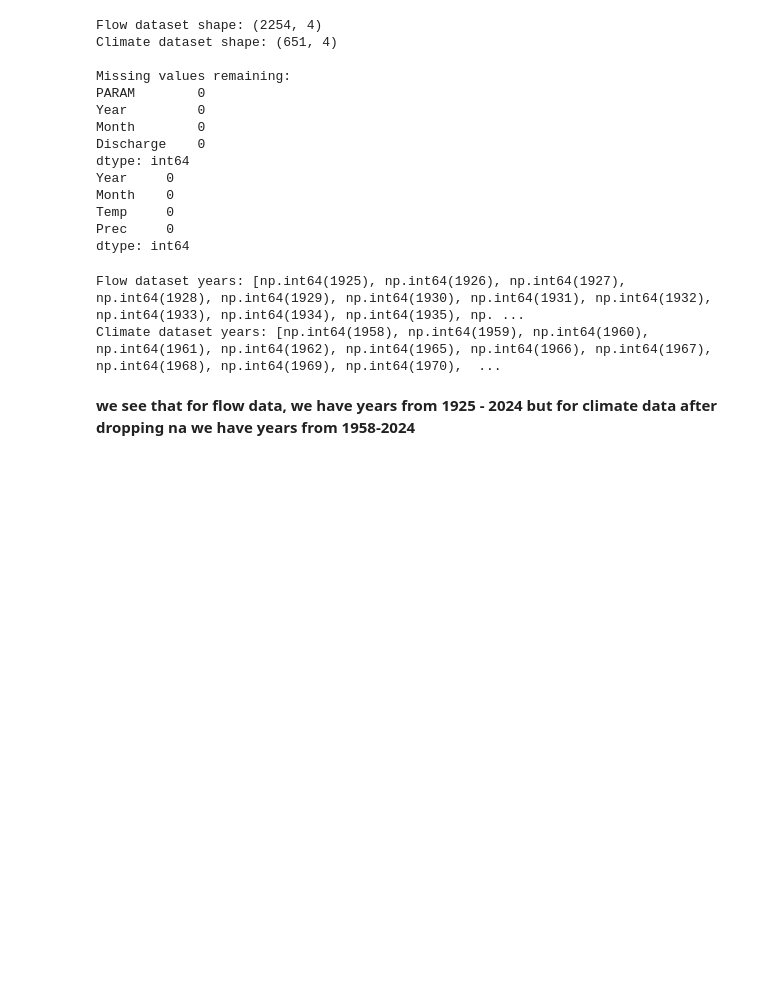
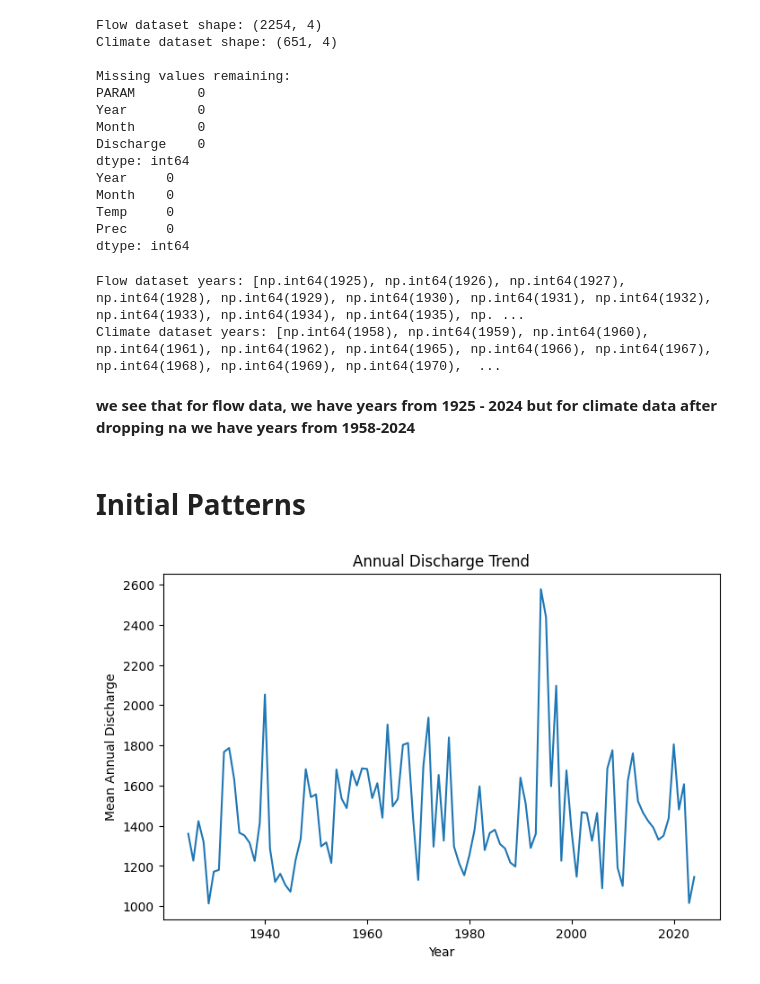
Before and after one commit to samreen1410/project_precipitation, a Jupyter notebook: Preliminary.ipynb, the cells around one changed output. Drawn from its saved outputs; the diff is of its cells as text; code cells hidden in the pictures; blank space fills up the shorter version.

Commit message:
some graphs

```diff
--- a/Preliminary.ipynb
+++ b/Preliminary.ipynb
@@ -340,3 +340,5 @@ Flow dataset years: [np.int64(1925), np.int64(1926), np.int64(1927), np.int64(19
 Climate dataset years: [np.int64(1958), np.int64(1959), np.int64(1960), np.int64(1961), np.int64(1962), np.int64(1965), np.int64(1966), np.int64(1967), np.int64(1968), np.int64(1969), np.int64(1970),  ...
 # %% [markdown]
 **we see that for flow data, we have years from 1925 - 2024 but for climate data after dropping na we have years from 1958-2024**
+# %% [markdown]
+# Initial Patterns
@@ -342,0 +347,14 @@ Climate dataset years: [np.int64(1958), np.int64(1959), np.int64(1960), np.int64
+# %%
+#annual trends
+flow_annual = flow.groupby('Year')['Discharge'].mean().reset_index()
+climate_annual = climate.groupby('Year')[['Temp','Prec']].mean().reset_index()
+# %%
+#annual discharge trend
+plt.figure(figsize=(8,5))
+plt.plot(flow_annual['Year'], flow_annual['Discharge'])
+plt.xlabel("Year")
+plt.ylabel("Mean Annual Discharge")
+plt.title("Annual Discharge Trend")
+plt.show()
+# %% [output]
+[figure, added]
```
Also changed, not shown: parts of 4 cells of this notebook.
